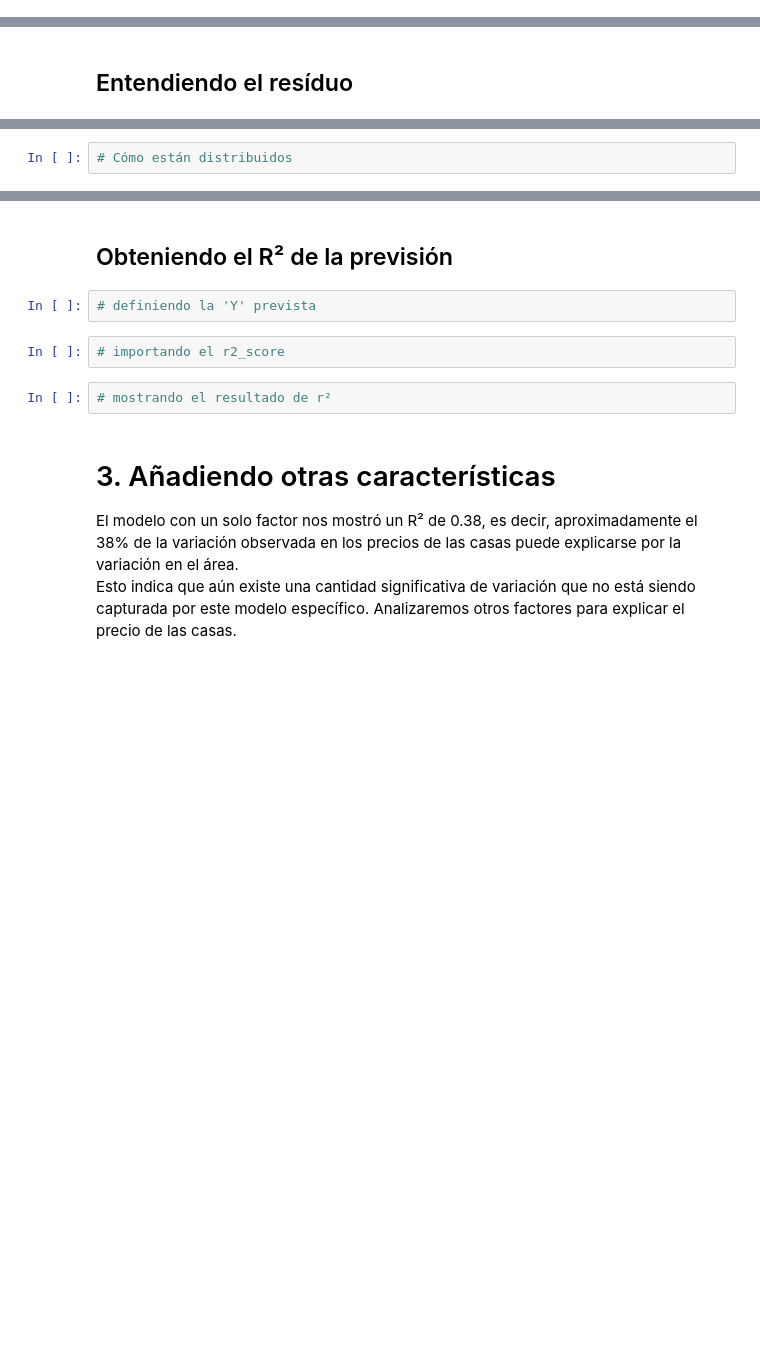
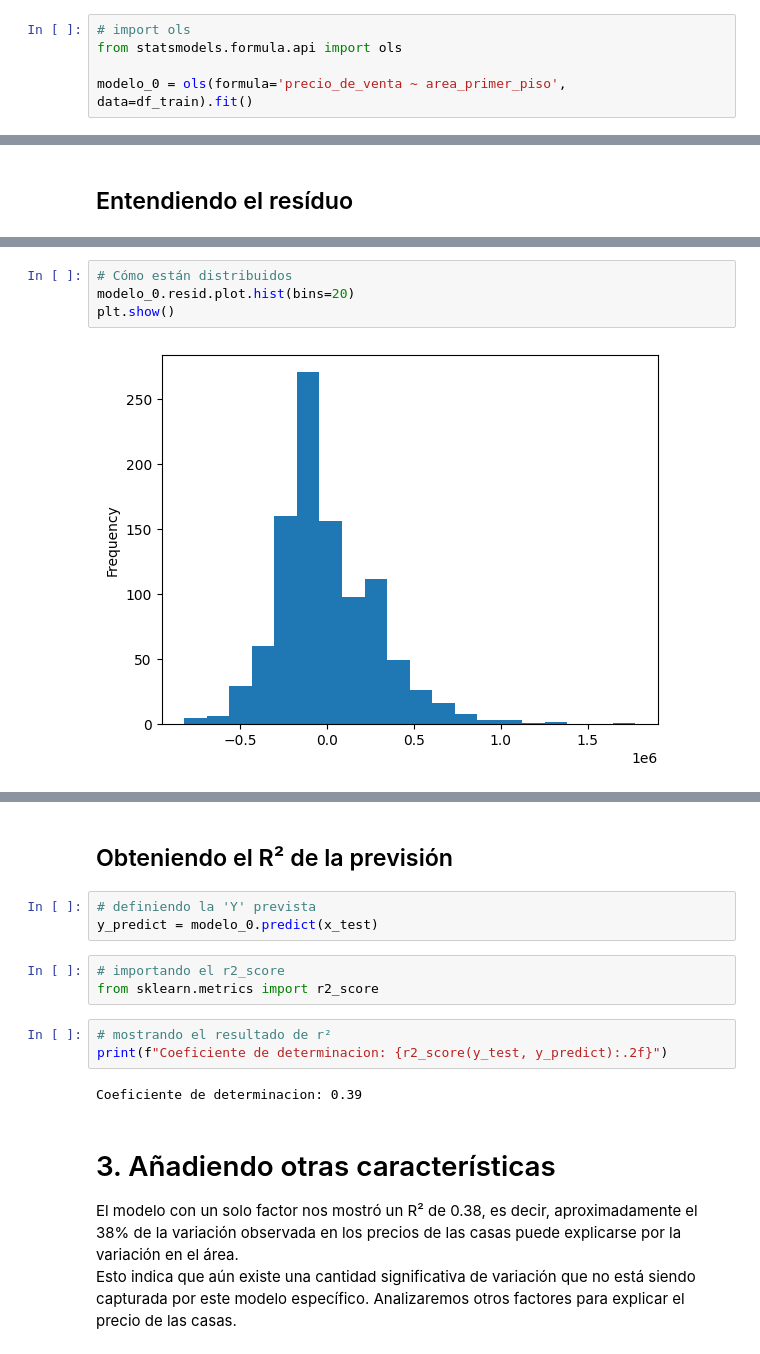
Before and after one commit to JCSR2022/Alura_Data_Science, a Jupyter notebook: Testing_Relationships_with_Linear_Regression/precios_de_inmuebles_regresion_lineal.ipynb, the cells around one changed output, grey strips where cells are left out. Drawn from its saved outputs; the diff is of its cells as text; blank space fills up the shorter version.

```diff
--- a/Testing_Relationships_with_Linear_Regression/precios_de_inmuebles_regresion_lineal.ipynb
+++ b/Testing_Relationships_with_Linear_Regression/precios_de_inmuebles_regresion_lineal.ipynb
@@ -417,3 +413,8 @@ my_df_train = datos.sample(frac=0.7, random_state=my_random_state)
+# %%
+# import ols
+from statsmodels.formula.api import ols
+
+modelo_0 = ols(formula='precio_de_venta ~ area_primer_piso', data=df_train).fit()
 # %%
 # ajustando el primer modelo
 # %% [markdown]
@@ -445,15 +503,24 @@ En este caso, recurrimos a la métrica R², el coeficiente de determinación. El
 # %%
 # Cómo están distribuidos
+modelo_0.resid.plot.hist(bins=20)
+plt.show()
+# %% [output]
+[figure, added]
 # %% [markdown]
 <img src="https://i.ibb.co/zGTB35V/residuos.png" alt="residuos" border="0">
 # %% [markdown]
 ## Obteniendo el R² de la previsión
 # %%
 # definiendo la 'Y' prevista
+y_predict = modelo_0.predict(x_test)
 # %%
 # importando el r2_score
+from sklearn.metrics import r2_score
 # %%
 # mostrando el resultado de r²
+print(f"Coeficiente de determinacion: {r2_score(y_test, y_predict):.2f}")
+# %% [output]
+Coeficiente de determinacion: 0.39
 # %% [markdown]
 # 3. Añadiendo otras características
 
```
Also changed, not shown: parts of 9 cells of this notebook.
